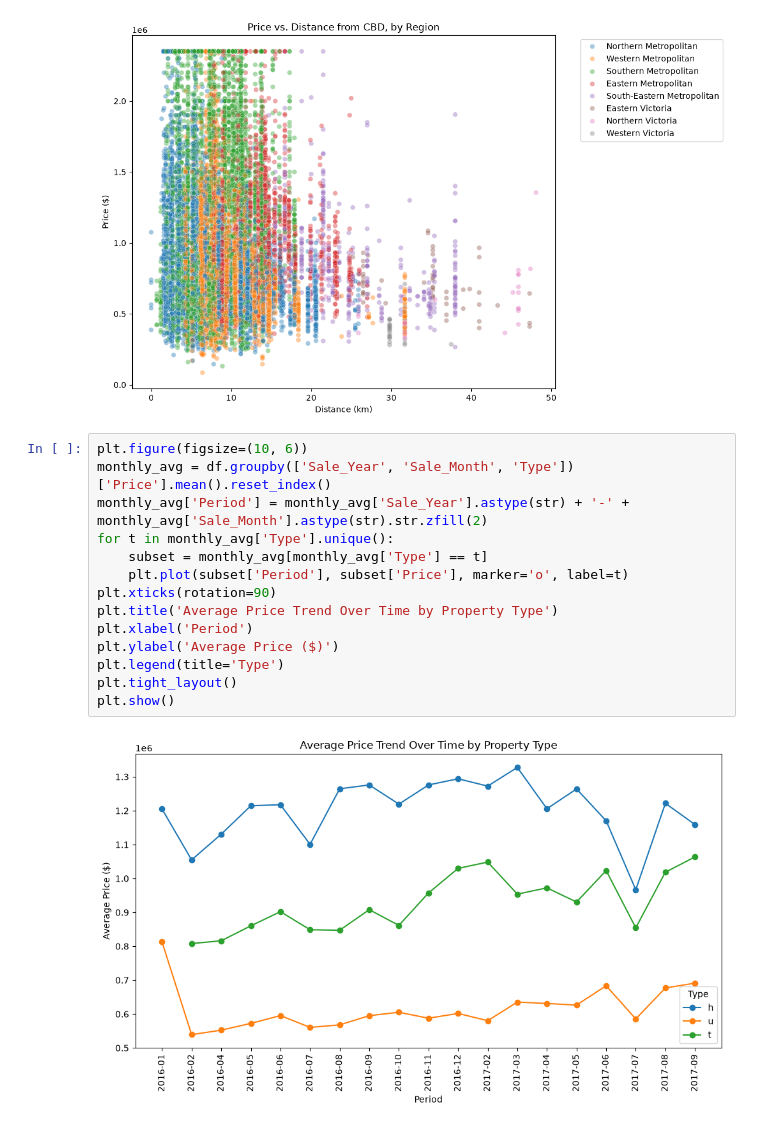
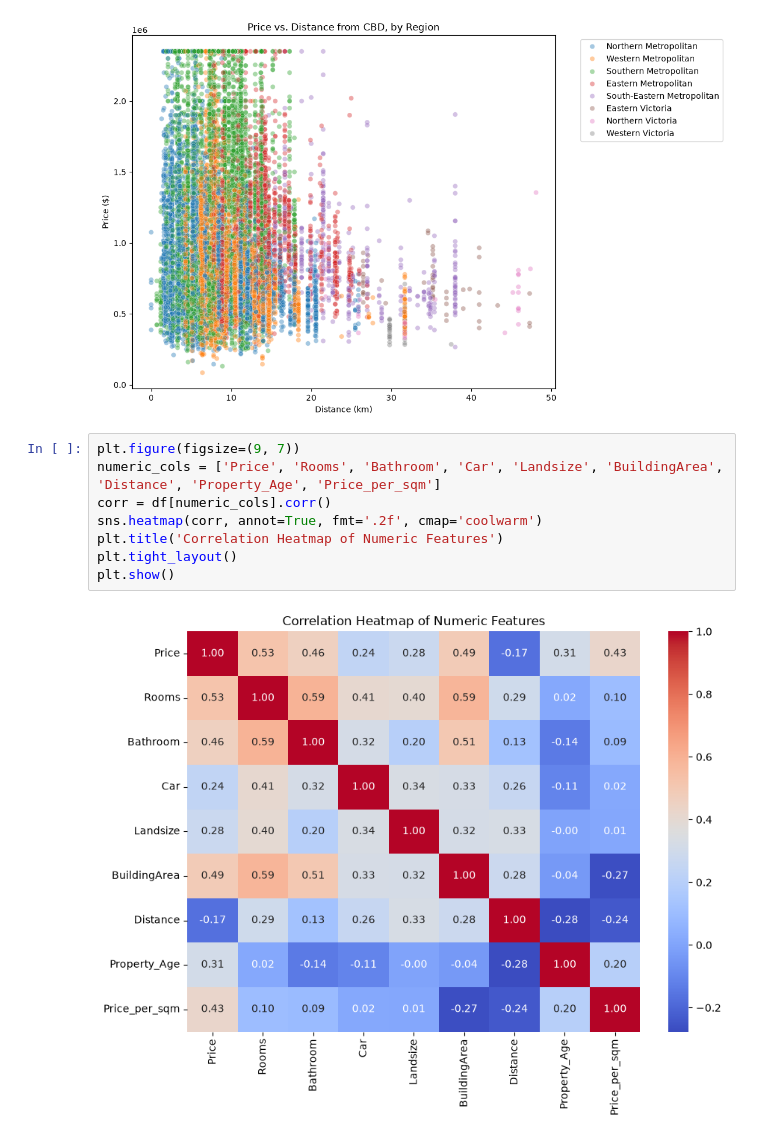
Before and after one commit to juanjosy07/Melbourne-Property-Market-Analysis, a Jupyter notebook: Melbourne Property Market Analysis.ipynb, the cells around one changed output. Cells and saved outputs as stored; diff of their text form.

```diff
--- a/Melbourne Property Market Analysis.ipynb
+++ b/Melbourne Property Market Analysis.ipynb
@@ -287,19 +294,13 @@ plt.tight_layout()
 plt.show()
 # %% [output]
 [figure]
-# %%
-plt.figure(figsize=(10, 6))
-monthly_avg = df.groupby(['Sale_Year', 'Sale_Month', 'Type'])['Price'].mean().reset_index()
-monthly_avg['Period'] = monthly_avg['Sale_Year'].astype(str) + '-' + monthly_avg['Sale_Month'].astype(str).str.zfill(2)
-for t in monthly_avg['Type'].unique():
-    subset = monthly_avg[monthly_avg['Type'] == t]
-    plt.plot(subset['Period'], subset['Price'], marker='o', label=t)
-plt.xticks(rotation=90)
-plt.title('Average Price Trend Over Time by Property Type')
-plt.xlabel('Period')
-plt.ylabel('Average Price ($)')
-plt.legend(title='Type')
-plt.tight_layout()
-plt.show()
-# %% [output]
-[figure, removed]
+# %%
+plt.figure(figsize=(9, 7))
+numeric_cols = ['Price', 'Rooms', 'Bathroom', 'Car', 'Landsize', 'BuildingArea', 'Distance', 'Property_Age', 'Price_per_sqm']
+corr = df[numeric_cols].corr()
+sns.heatmap(corr, annot=True, fmt='.2f', cmap='coolwarm')
+plt.title('Correlation Heatmap of Numeric Features')
+plt.tight_layout()
+plt.show()
+# %% [output]
+[figure, added]
```
Also changed, not shown: parts of 10 cells of this notebook.
